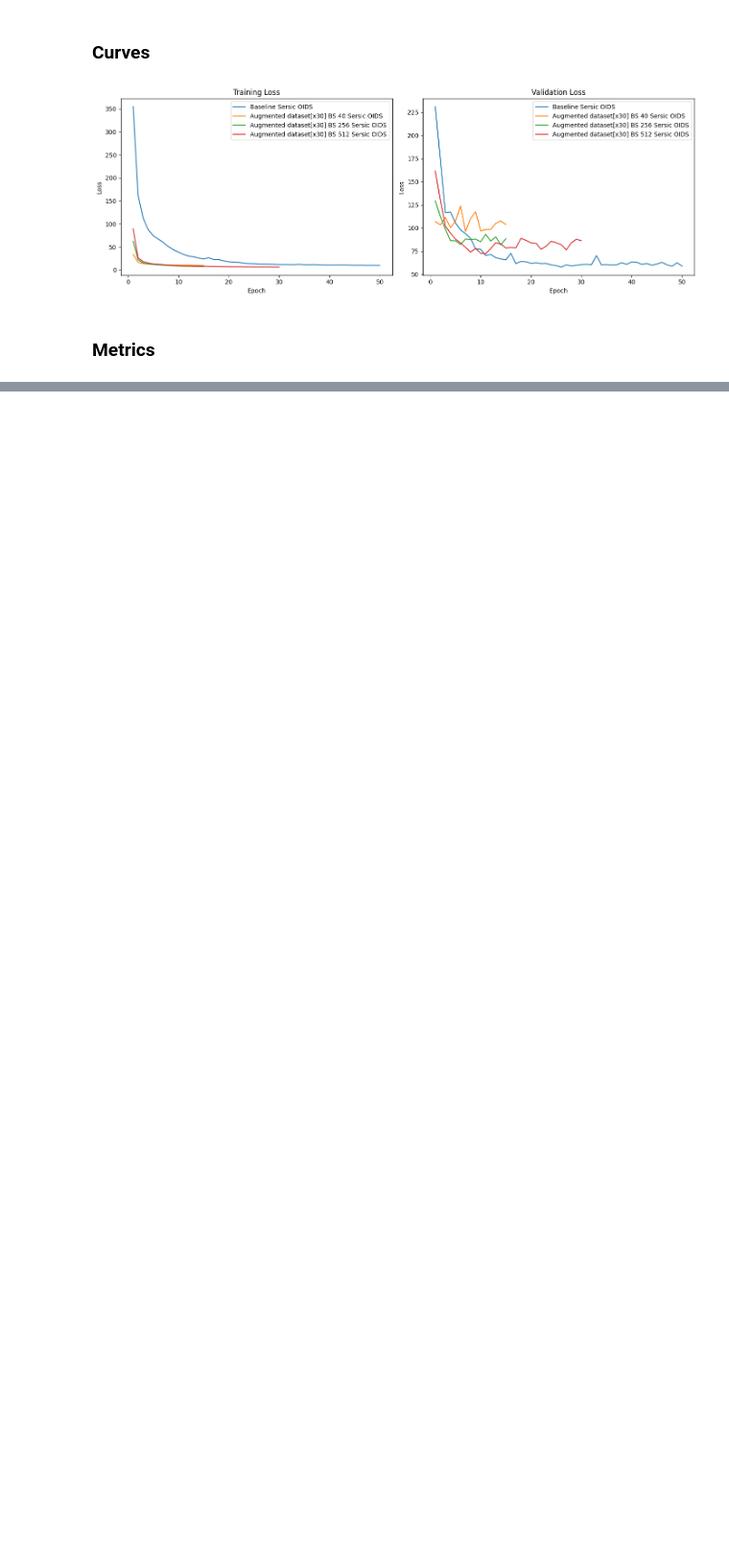
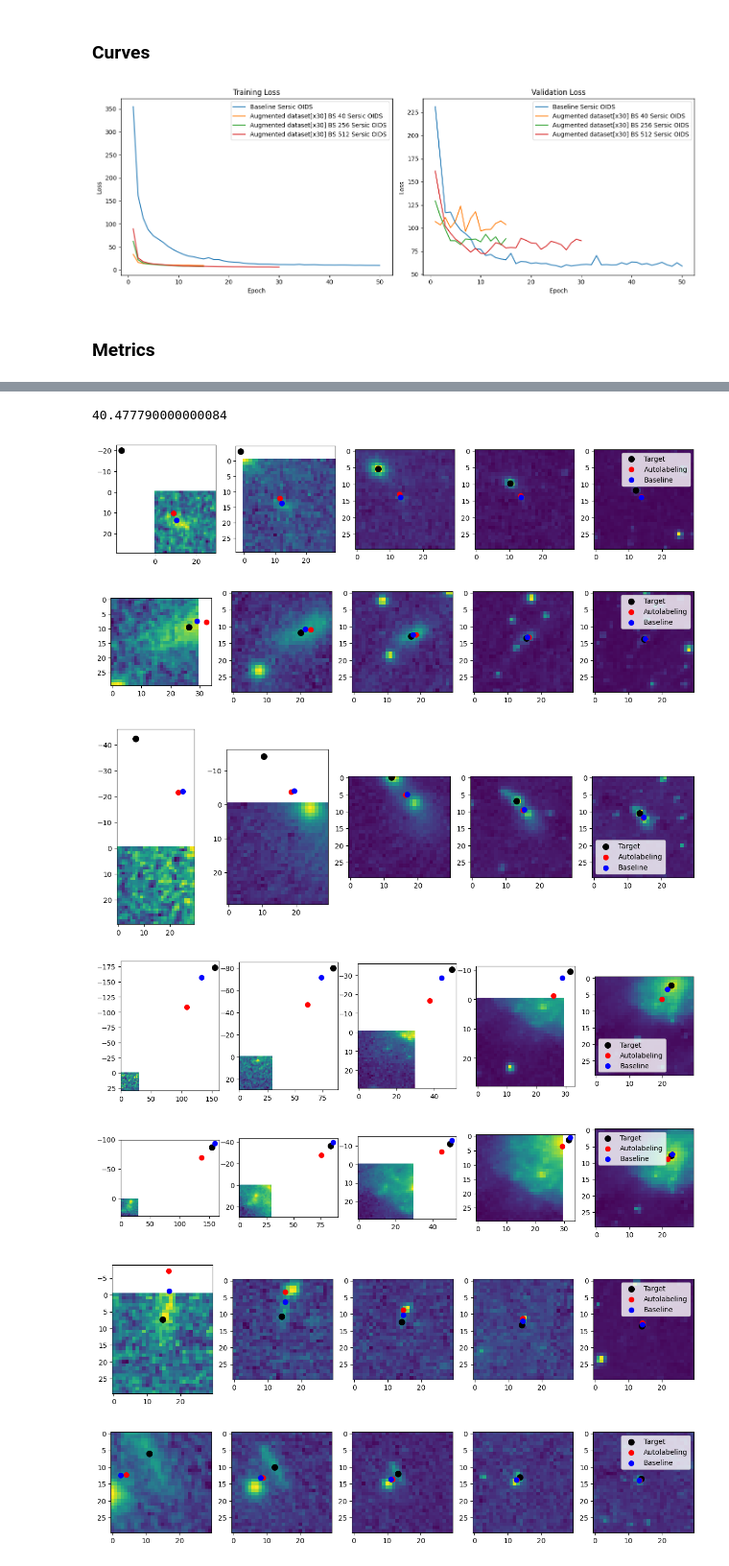
Before and after one commit to AlanMontanares/PRISM, a Jupyter notebook: notebooks/05.View_results.ipynb, the cells around one changed output, grey strips where cells are left out. Shown at 96% size. Cells and saved outputs as stored; diff of their text form; code cells hidden in the pictures; blank space fills up the shorter version.

```diff
--- a/notebooks/05.View_results.ipynb
+++ b/notebooks/05.View_results.ipynb
@@ -115,0 +327,5 @@ df_metrics
+# %%
+df_oids_preds_autolabeling = pd.read_csv("..\data\SERSIC/autolabeling_objID.csv", dtype={'objID': 'Int64'})["objID"]
+df_oids_preds_baseline = pd.read_csv("..\data\SERSIC/baseline_objID.csv", dtype={'objID': 'Int64'})["objID"]
+
+df_oids_real = pd.read_csv("..\data\SERSIC/real_objID.csv", dtype={'objID': 'Int64'})["objID"]
@@ -115,0 +339,3 @@ df_metrics
+# %%
+preds_oids_autolabeling = (df_oids_real == df_oids_preds_autolabeling)
+preds_oids_baseline = (df_oids_real == df_oids_preds_baseline)
@@ -115,0 +369,36 @@ df_metrics
+# %%
+3097*(1-0.98693)
+# %% [output]
+40.477790000000084
+# %%
+mask_bad_prediction = (~(preds_oids_autolabeling & preds_oids_baseline))
+mask_nan = mask_bad_prediction.isna()
+
+mask_final = mask_bad_prediction & (~mask_nan)
+# %%
+X_problem = X_test[mask_final]
+y_problem = y_test[mask_final]
+y_preds_problem_auto = preds_autolabeling[mask_final]
+y_preds_problem_base = preds_baseline[mask_final]
+# %%
+for idx in range(50):
+
+    fig, axs = plt.subplots(1,5, figsize=(15,5))
+
+    for m in range(5):
+        axs[m].imshow(X_problem[idx,:,:,m])
+        axs[m].scatter((y_problem[idx,1]/(2**m) + 14) , (y_problem[idx,0]/(2**m)+ 14), s=70, color="black", label="Target")
+        axs[m].scatter((y_preds_problem_auto[idx,0]/(2**m) + 14) , (y_preds_problem_auto[idx,1]/(2**m)+ 14), s=50, color="red", label="Autolabeling")
+        axs[m].scatter((y_preds_problem_base[idx,0]/(2**m) + 14) , (y_preds_problem_base[idx,1]/(2**m)+ 14), s=50, color="Blue", label="Baseline")
+
+        axs[4].legend()
+
+    plt.show()
+# %% [output]
+[figure, added]
+[figure, added]
+[figure, added]
+[figure, added]
+[figure, added]
+[figure, added]
+[figure, added]
```
Also changed, not shown: parts of 20 cells of this notebook, 5 other files.
